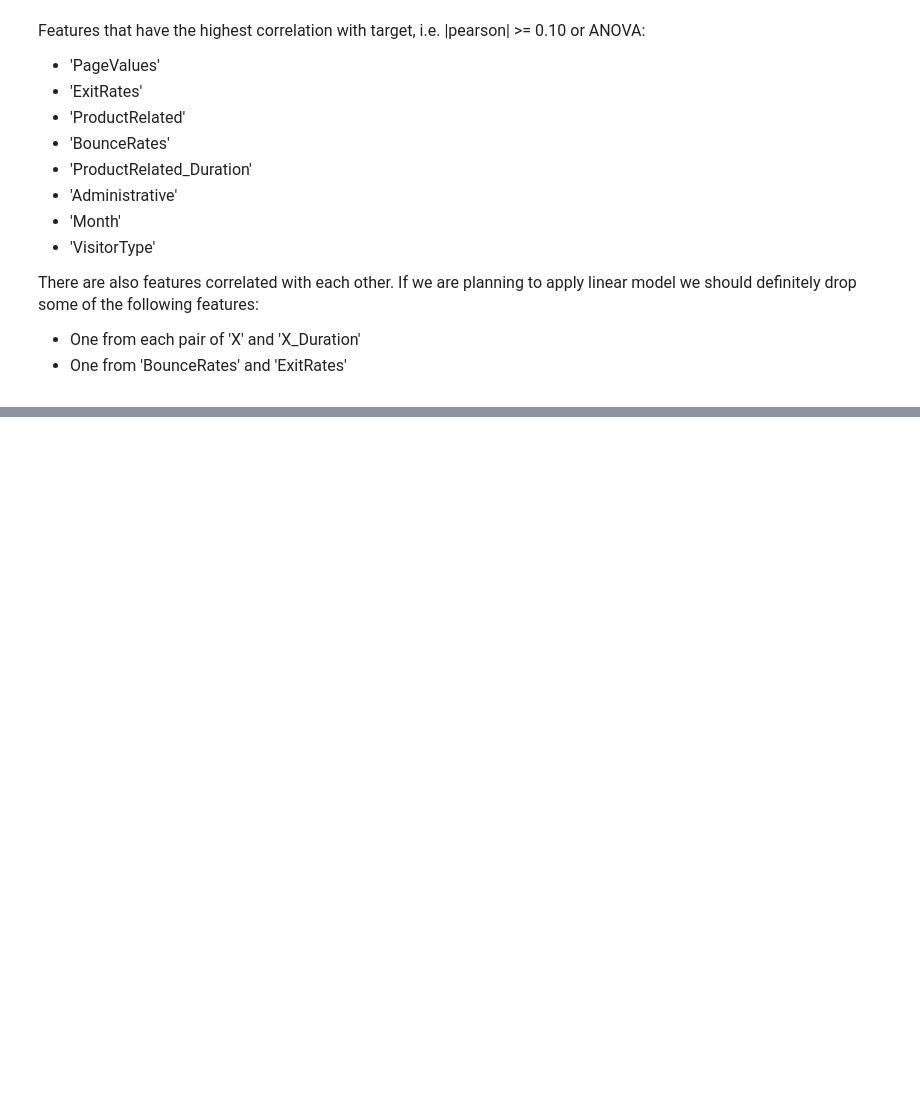
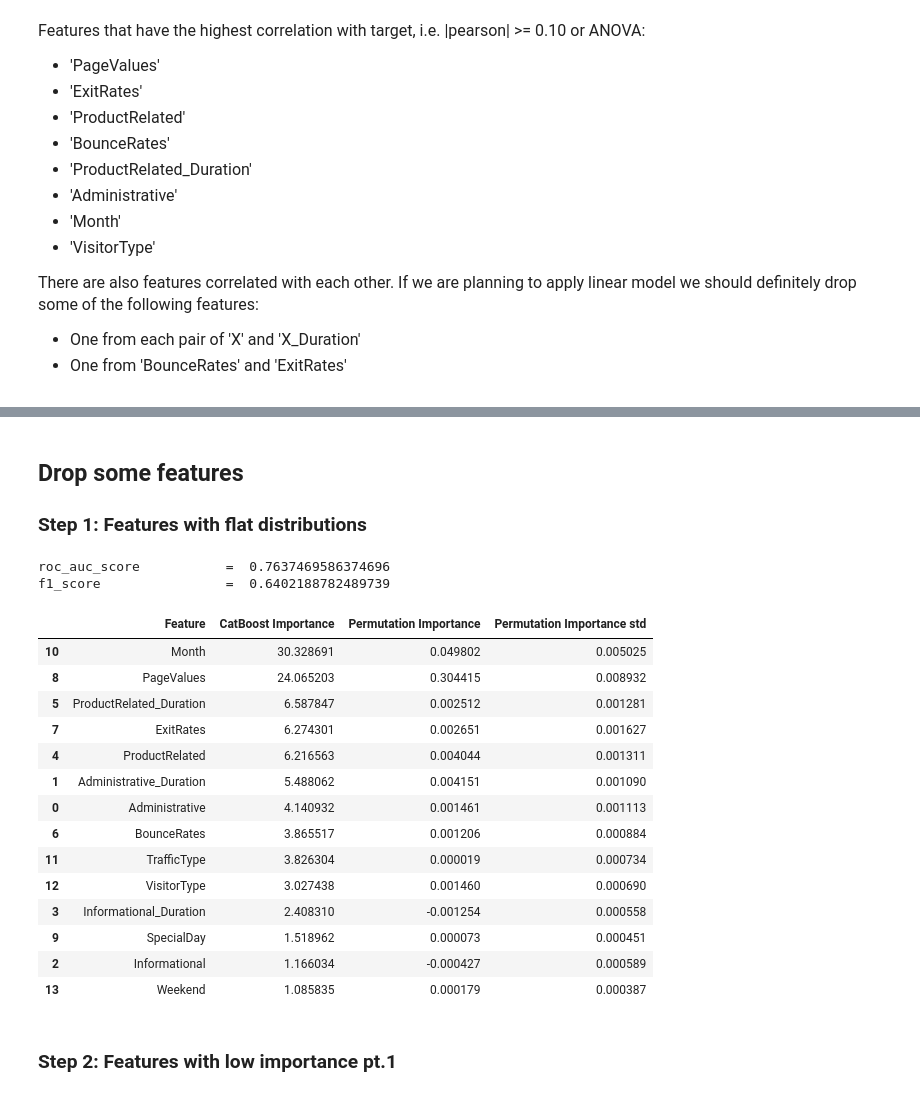
Before and after one commit to Sirnobaka/Online_Shoppers, a Jupyter notebook: Online_Shoppers.ipynb, the cells around one changed output, grey strips where cells are left out. Cells and saved outputs as stored; diff of their text form; code cells hidden in the pictures; blank space fills up the shorter version.

```diff
--- a/Online_Shoppers.ipynb
+++ b/Online_Shoppers.ipynb
@@ -1505,0 +1544,8 @@ shape: (10, 3)
+# %%
+X = data_catboost.drop('Revenue', axis=1)
+y = data_catboost['Revenue']
+
+X_train, X_test, y_train, y_test = train_test_split(X, y, test_size=0.2, random_state=42)
+# %%
+categorical_features_indices = np.where(X.dtypes == object)[0]
+categorical_features_indices
@@ -1505,0 +1624,3 @@ shape: (10, 3)
+# %% [markdown]
+## Drop some features
+### Step 1: Features with flat distributions
@@ -1505,0 +1637,47 @@ shape: (10, 3)
+# %%
+# train model again
+
+model.fit(X_train, y_train,
+         cat_features=categorical_features_indices,
+         logging_level='Silent')
+
+pred = model.predict(X_test)
+
+print('roc_auc_score           = ', roc_auc_score(y_test, pred))
+print('f1_score                = ', f1_score(y_test, pred))
+# %% [output]
+roc_auc_score           =  0.7637469586374696
+f1_score                =  0.6402188782489739
+# %%
+model_permutation_importance = permutation_importance(model,
+                                                      X_test,
+                                                      y_test,
+                                                      scoring='roc_auc',
+                                                      n_repeats=50,
+                                                      random_state=0,
+                                                      n_jobs=-1)
+
+df_importance = pd.DataFrame({'Feature': model.feature_names_,
+                              'CatBoost Importance': model.feature_importances_,
+                              'Permutation Importance': model_permutation_importance.importances_mean,
+                              'Permutation Importance std': model_permutation_importance.importances_std})
+
+df_importance.sort_values(by='CatBoost Importance', ascending=False)
+# %% [output]
+|  | Feature | CatBoost Importance | Permutation Importance | Permutation Importance std |
+| 10 | Month | 30.328691 | 0.049802 | 0.005025 |
+| 8 | PageValues | 24.065203 | 0.304415 | 0.008932 |
+| 5 | ProductRelated_Duration | 6.587847 | 0.002512 | 0.001281 |
+| 7 | ExitRates | 6.274301 | 0.002651 | 0.001627 |
+| 4 | ProductRelated | 6.216563 | 0.004044 | 0.001311 |
+| 1 | Administrative_Duration | 5.488062 | 0.004151 | 0.001090 |
+| 0 | Administrative | 4.140932 | 0.001461 | 0.001113 |
+| 6 | BounceRates | 3.865517 | 0.001206 | 0.000884 |
+| 11 | TrafficType | 3.826304 | 0.000019 | 0.000734 |
+| 12 | VisitorType | 3.027438 | 0.001460 | 0.000690 |
+| 3 | Informational_Duration | 2.408310 | -0.001254 | 0.000558 |
+| 9 | SpecialDay | 1.518962 | 0.000073 | 0.000451 |
+| 2 | Informational | 1.166034 | -0.000427 | 0.000589 |
+| 13 | Weekend | 1.085835 | 0.000179 | 0.000387 |
+# %% [markdown]
+### Step 2: Features with low importance pt.1
```
Also changed, not shown: parts of 55 cells of this notebook.
